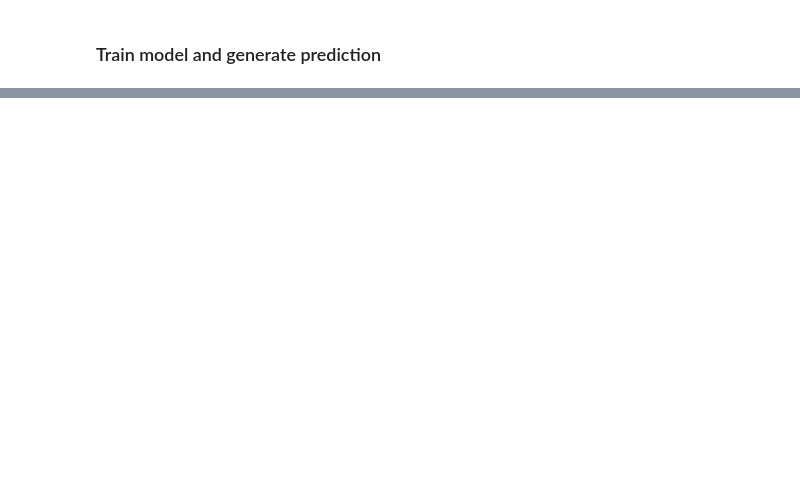
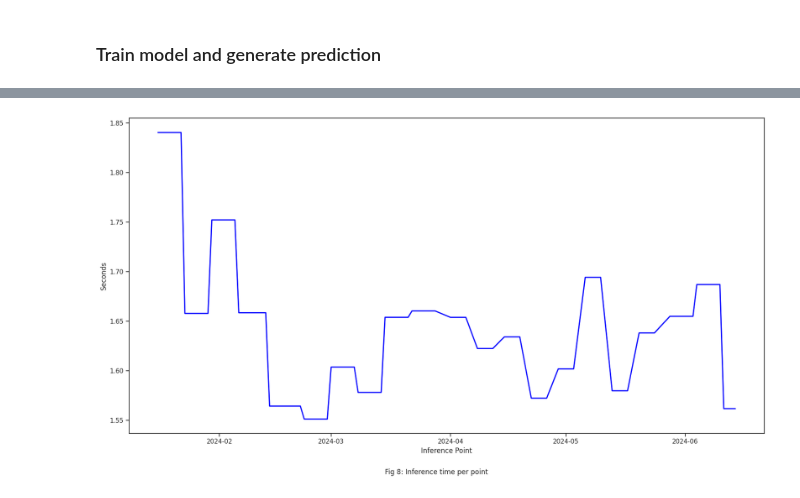
Before and after one commit to ajitesh-parihar/AlgorithmicTradingDemo, a Jupyter notebook: ATS.ipynb, the cells around one changed output, grey strips where cells are left out. Drawn from its saved outputs; the diff is of its cells as text; code cells hidden in the pictures; blank space fills up the shorter version.

```diff
--- a/ATS.ipynb
+++ b/ATS.ipynb
@@ -80,0 +208,4 @@ plotMetrics(metrics_df)
+# %%
+plotInferenceTime(result)
+# %% [output]
+[figure, added]
```
Also changed, not shown: parts of 33 cells of this notebook, 3 other files.
